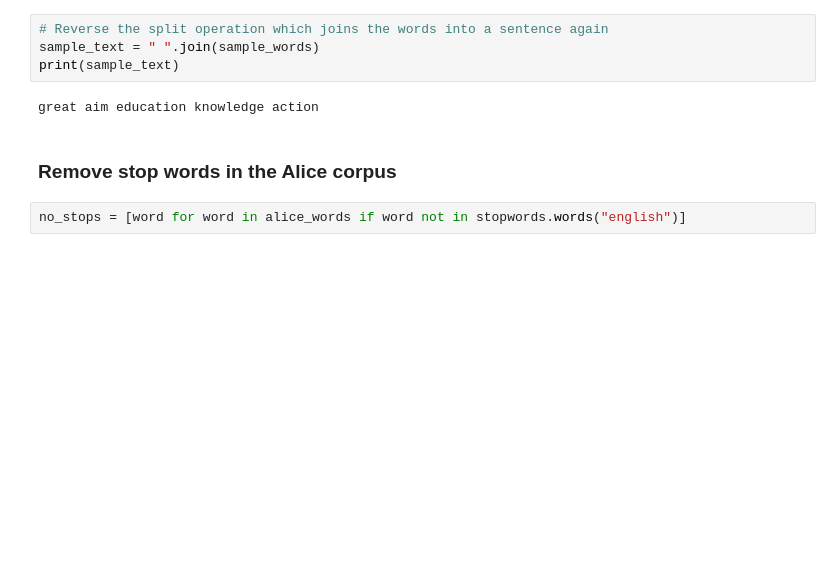
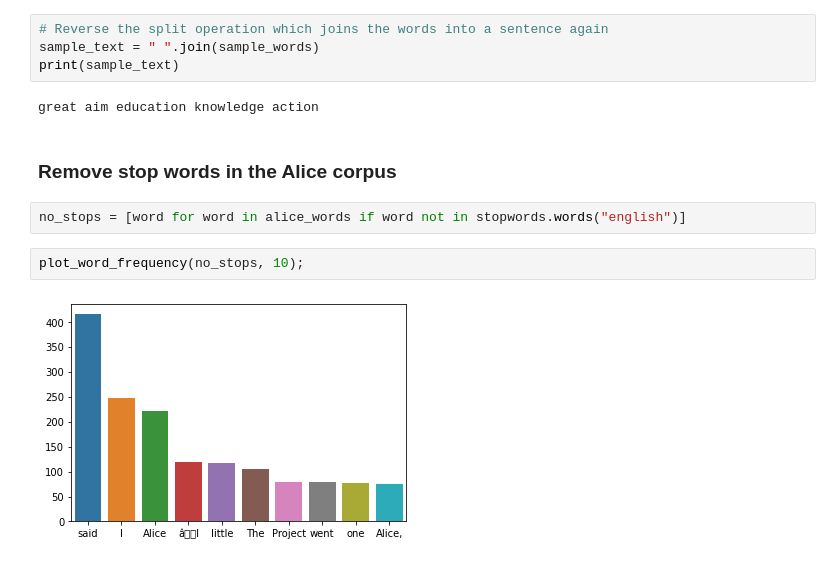
Before and after one commit to marb61a/NLP-Projects, a Jupyter notebook: Basic_Lexical_Processing/basic_processing.ipynb, the cells around one changed output. Saved outputs shown, nothing was run; the diff lists cells and outputs as text; blank space fills up the shorter version.

Commit message:
Updated notebook layout and added processing text for stop words

```diff
--- a/Basic_Lexical_Processing/basic_processing.ipynb
+++ b/Basic_Lexical_Processing/basic_processing.ipynb
@@ -79,3 +81,7 @@ great aim education knowledge action
 ### Remove stop words in the Alice corpus
 # %%
 no_stops = [word for word in alice_words if word not in stopwords.words("english")]
+# %%
+plot_word_frequency(no_stops, 10);
+# %% [output]
+[figure, added]
```
Also changed, not shown: parts of 1 cell of this notebook.
